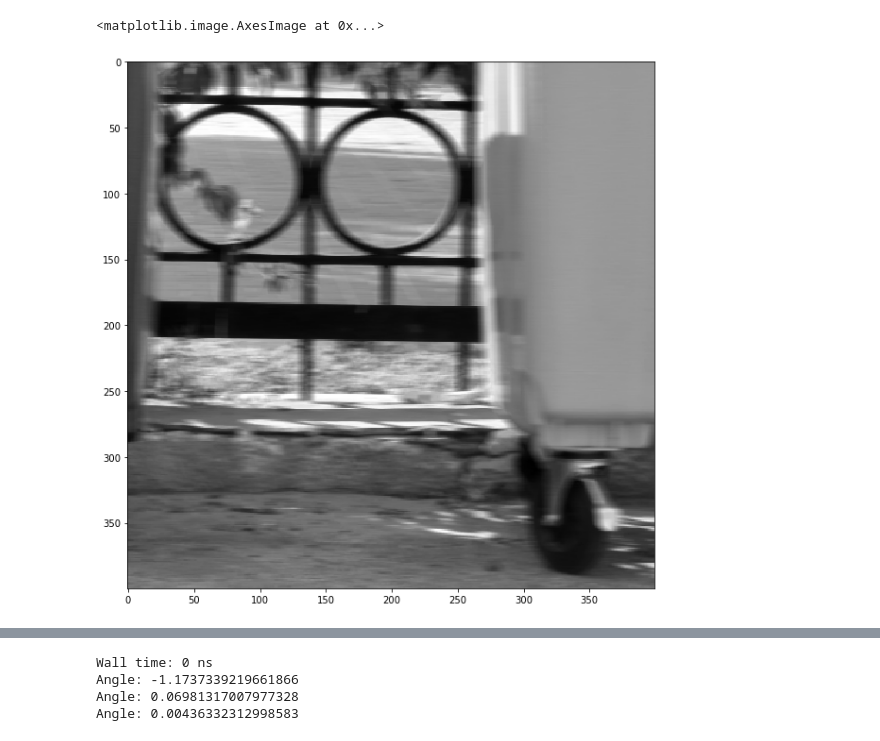
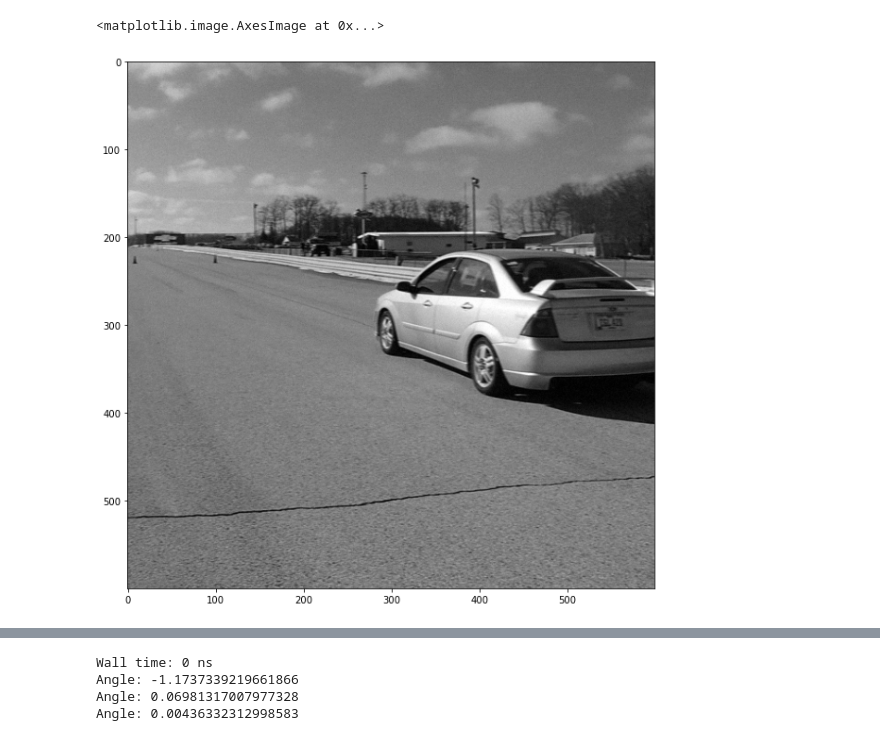
Before and after one commit to lePossum/Diploma, a Jupyter notebook: rotate.ipynb, the cells around one changed output, grey strips where cells are left out. Drawn from its saved outputs; the diff is of its cells as text; code cells hidden in the pictures.

```diff
--- a/rotate.ipynb
+++ b/rotate.ipynb
@@ -365,15 +366,14 @@ class Cepstrum:
         # return self.minimis._cur_image
         pass
 # %%
-work_dir = "./pict/"
+work_dir = ".\imgs\l_03\\"
 save_dir = './result/'
-filename = "test.png"
 
-img = rgb2gray(plt.imread(os.path.join(work_dir, filename)))
+img = rgb2gray(plt.imread(work_dir + 'img_25.png'))
 
 plt.figure(figsize=(10,230))
 plt.imshow(img, cmap='gray')
 # %% [output]
 <matplotlib.image.AxesImage at 0x...>
-[figure, old version]
+[figure, new version]
 # %%
```
Also changed, not shown: parts of 7 cells of this notebook, 5 other files.
